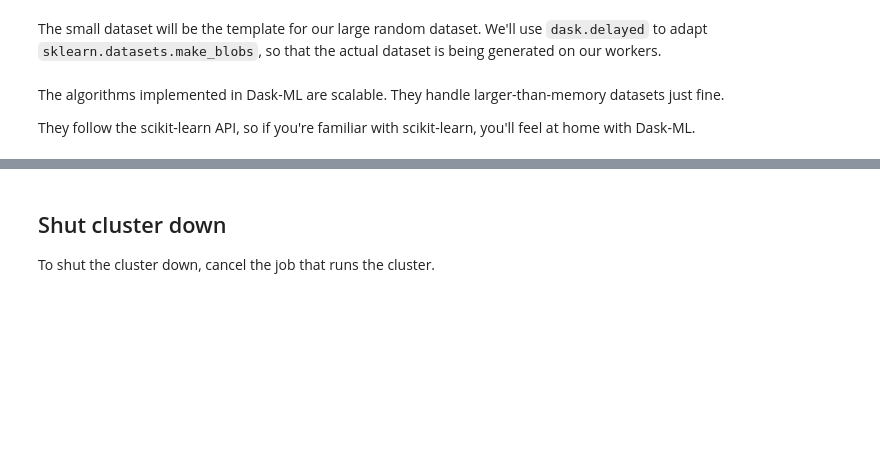
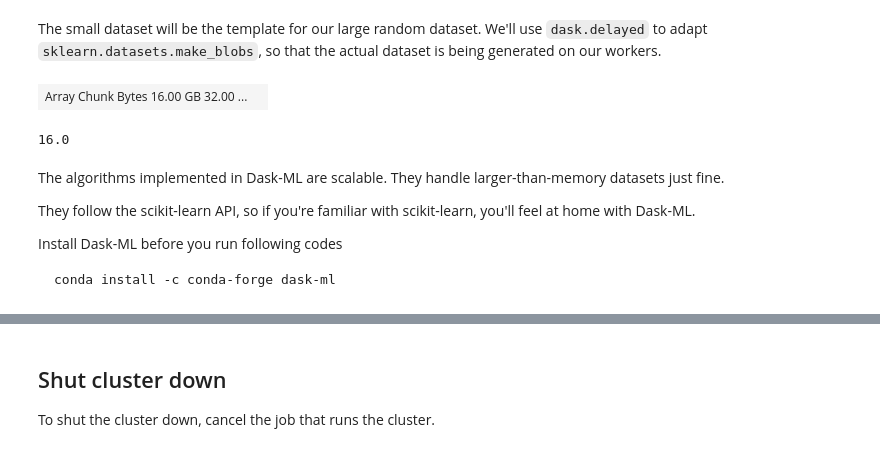
Before and after one commit to danielsc/azureml-and-dask, a Jupyter notebook: interactive/StartDask.ipynb, the cells around one changed output, grey strips where cells are left out. Drawn from its saved outputs; the diff is of its cells as text; code cells hidden in the pictures; blank space fills up the shorter version.

````diff
--- a/interactive/StartDask.ipynb
+++ b/interactive/StartDask.ipynb
@@ -193,21 +317,25 @@ centers[:4]
 The small dataset will be the template for our large random dataset.
 We'll use `dask.delayed` to adapt `sklearn.datasets.make_blobs`, so that the actual dataset is being generated on our workers.
 # %%
-n_samples_per_block = 200000
+n_samples_per_block = 100000
 n_blocks = 500
 
 delayeds = [dask.delayed(make_blobs)(n_samples=n_samples_per_block,
                                      centers=centers,
                                      n_features=n_features,
                                      random_state=i)[0]
             for i in range(n_blocks)]
 arrays = [da.from_delayed(obj, shape=(n_samples_per_block, n_features), dtype='float64')
           for obj in delayeds]
 X = da.concatenate(arrays)
 X
+# %% [output]
+| Array Chunk Bytes 16.00 GB 32.00 ... |  |
 # %%
-# Check the size of the array
+# Check the size of the array GB
 X.nbytes / 1e9
+# %% [output]
+16.0
 # %%
 # Only run this on the cluster.
 X = X.persist()
@@ -215,6 +343,12 @@ X = X.persist()
 The algorithms implemented in Dask-ML are scalable. They handle larger-than-memory datasets just fine.
 
 They follow the scikit-learn API, so if you're familiar with scikit-learn, you'll feel at home with Dask-ML.
+
+Install Dask-ML before you run following codes
+
+```bash
+conda install -c conda-forge dask-ml
+```
 # %%
 from dask_ml.cluster import KMeans
 clf = KMeans(init_max_iter=3, oversampling_factor=10)
````
Also changed, not shown: parts of 29 cells of this notebook, 2 other files.
